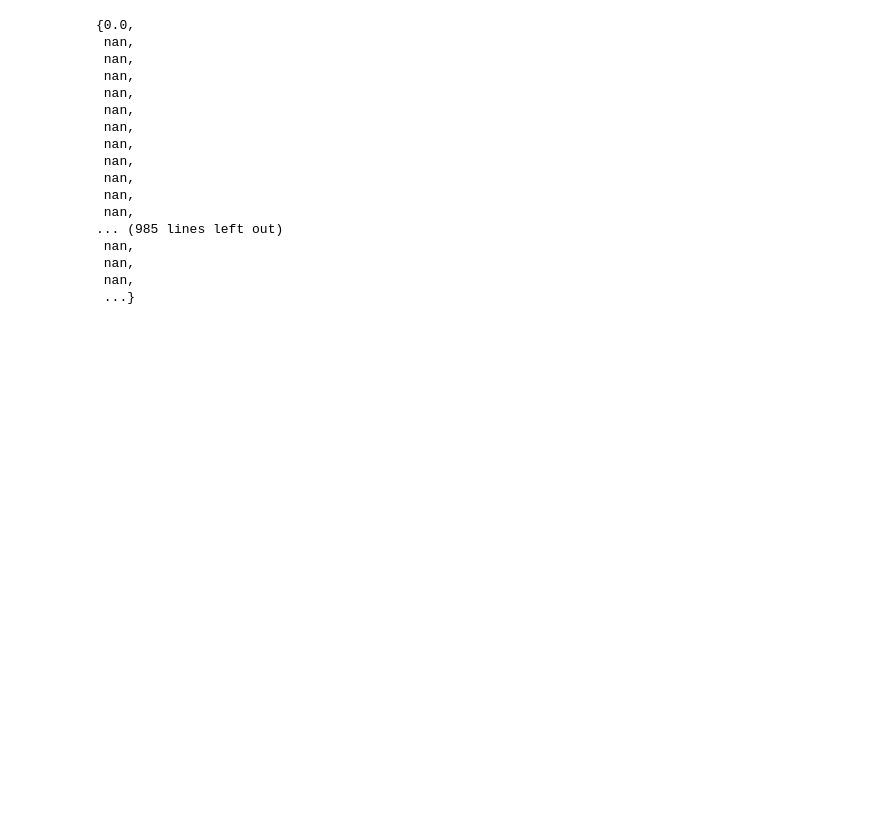
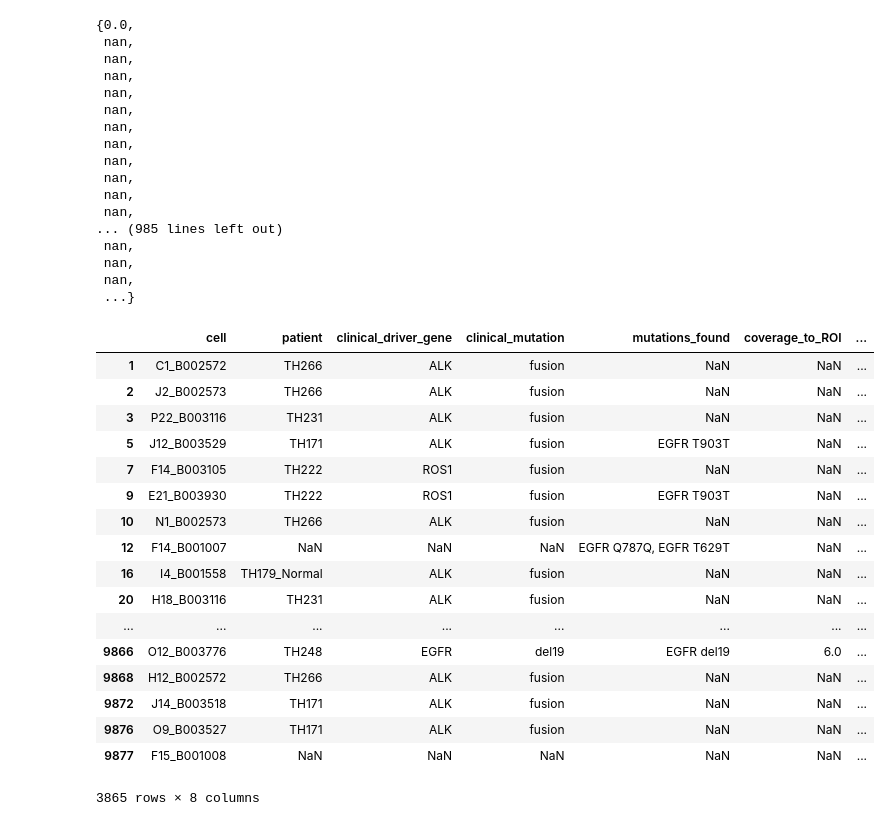
Before and after one commit to czbiohub/SNP_calling_pipeline, a Jupyter notebook: summaryTable/addCoverageToValidationTable.ipynb, the cells around one changed output. Drawn from its saved outputs; the diff is of its cells as text; code cells hidden in the pictures; blank space fills up the shorter version.

```diff
--- a/summaryTable/addCoverageToValidationTable.ipynb
+++ b/summaryTable/addCoverageToValidationTable.ipynb
@@ -497,3 +502,27 @@ set((validationTable_cells['coverage_to_ROI'])
  nan,
  nan,
  ...}
+# %%
+# total num cells with coverage?
+indices = validationTable_cells['coverage_to_ROI'] != 0
+validationTable_cells_sub = validationTable_cells[indices]
+validationTable_cells_sub
+# %% [output]
+|  | cell | patient | clinical_driver_gene | clinical_mutation | mutations_found | coverage_to_ROI | ... |
+| 1 | C1_B002572 | TH266 | ALK | fusion | NaN | NaN | ... |
+| 2 | J2_B002573 | TH266 | ALK | fusion | NaN | NaN | ... |
+| 3 | P22_B003116 | TH231 | ALK | fusion | NaN | NaN | ... |
+| 5 | J12_B003529 | TH171 | ALK | fusion | EGFR T903T | NaN | ... |
+| 7 | F14_B003105 | TH222 | ROS1 | fusion | NaN | NaN | ... |
+| 9 | E21_B003930 | TH222 | ROS1 | fusion | EGFR T903T | NaN | ... |
+| 10 | N1_B002573 | TH266 | ALK | fusion | NaN | NaN | ... |
+| 12 | F14_B001007 | NaN | NaN | NaN | EGFR Q787Q, EGFR T629T | NaN | ... |
+| 16 | I4_B001558 | TH179_Normal | ALK | fusion | NaN | NaN | ... |
+| 20 | H18_B003116 | TH231 | ALK | fusion | NaN | NaN | ... |
+| ... | ... | ... | ... | ... | ... | ... | ... |
+| 9866 | O12_B003776 | TH248 | EGFR | del19 | EGFR del19 | 6.0 | ... |
+| 9868 | H12_B002572 | TH266 | ALK | fusion | NaN | NaN | ... |
+| 9872 | J14_B003518 | TH171 | ALK | fusion | NaN | NaN | ... |
+| 9876 | O9_B003527 | TH171 | ALK | fusion | NaN | NaN | ... |
+| 9877 | F15_B001008 | NaN | NaN | NaN | NaN | NaN | ... |
+3865 rows × 8 columns
```
Also changed, not shown: parts of 25 cells of this notebook, 1 other file.
